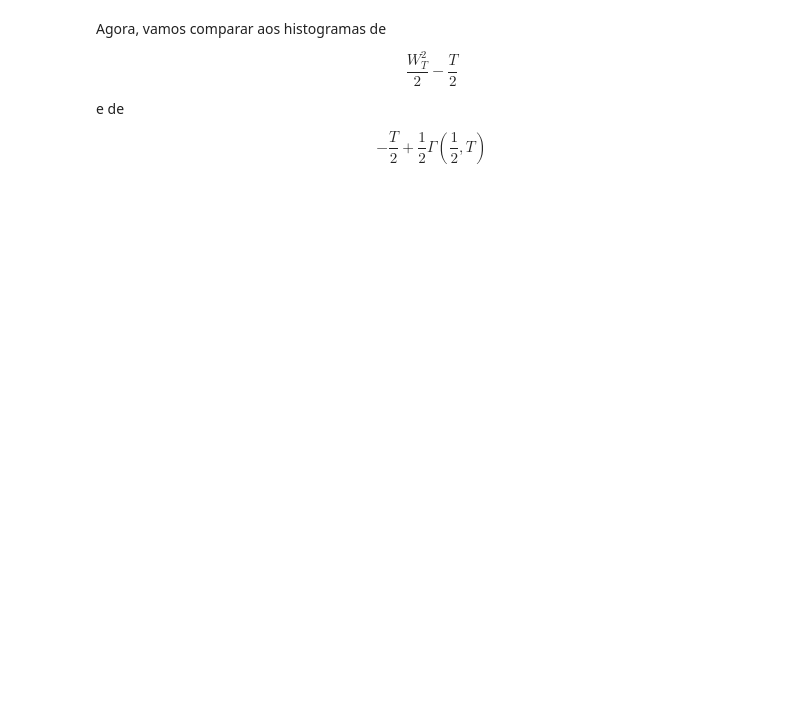
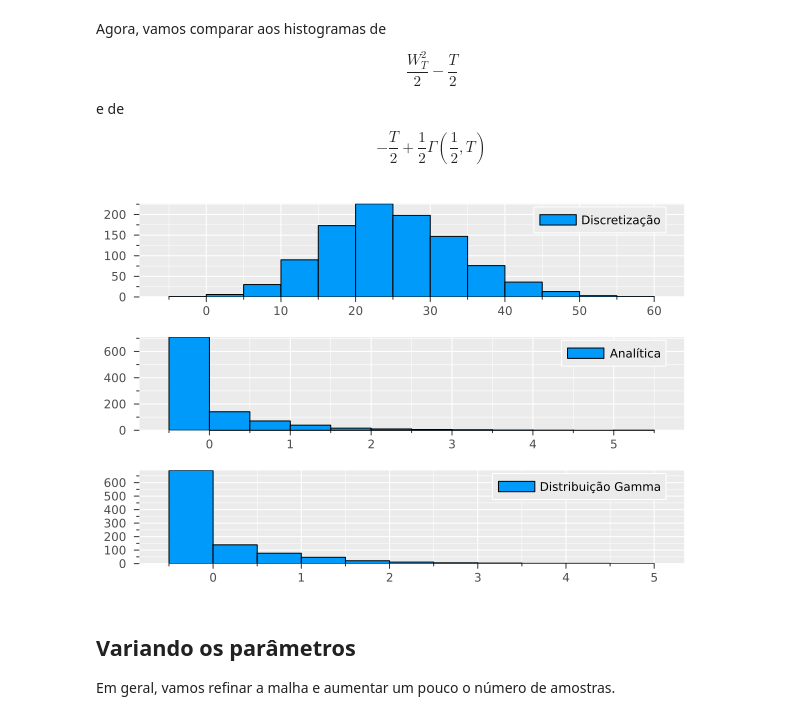
Before and after one commit to binha0/SDE, a Jupyter notebook: Teste3.ipynb, the cells around one changed output. Cells and saved outputs as stored; diff of their text form; code cells hidden in the pictures; blank space fills up the shorter version.

```diff
--- a/Teste3.ipynb
+++ b/Teste3.ipynb
@@ -24,9 +24,9 @@ Primeiro vamos gerar as amostras do processo de Wiener.
 # %%
 # definindo parametros
 T = 1
-m = 100
+m = 1000
 n = 100
 
 # calculando todos os tempos
-ts = [j*T/n for j ∈ 0:n]
+ts = [j*T/n for j ∈ 1:n]
 nothing
@@ -57,3 +46,15 @@ histogram(ito_Wts, bins=20)
+# %%
+Is = zeros(m) # vetor para guardar as integrais de cada amostras
+
+for i ∈ 1:m
+    aux = zeros(n)
+    for j ∈ 1:n
+        gamma1 = rand(Gamma(0.5,2*T/n)) *√(j*(j-1))
+        gamma2 = rand(Gamma(0.5,ts[j]))
+        aux[j] = gamma1 - gamma2
+    end
+    Is[i] = sum(aux)
+end
 # %% [markdown]
 Agora, vamos comparar aos histogramas de
 
@@ -62,3 +63,21 @@ $$\frac{W_T^2}{2} - \frac{T}{2} $$
 e de
 
 $$ - \frac{T}{2} + \frac{1}{2} \Gamma \left( \frac{1}{2}, T \right) $$
+# %%
+# gerando as amostras
+aprox = 0.5 .* (randn(m).^2 .- T)
+gamma = Gamma(0.5,2*T)
+
+approx_gamma = 0.5 .* (rand(gamma,m) .- T)
+nothing
+# %%
+p1 = histogram(Is, bins=20, label="Discretização")
+p2 = histogram(aprox,bins=20, label="Analítica")
+p3 = histogram(approx_gamma, bins=20, label="Distribuição Gamma")
+plot(p1,p2,p3, layout=(3,1))
+# %% [output]
+[figure, added]
+# %% [markdown]
+## Variando os parâmetros
+
+Em geral, vamos refinar a malha e aumentar um pouco o número de amostras.
```
Also changed, not shown: parts of 8 cells of this notebook, 1 other file.
